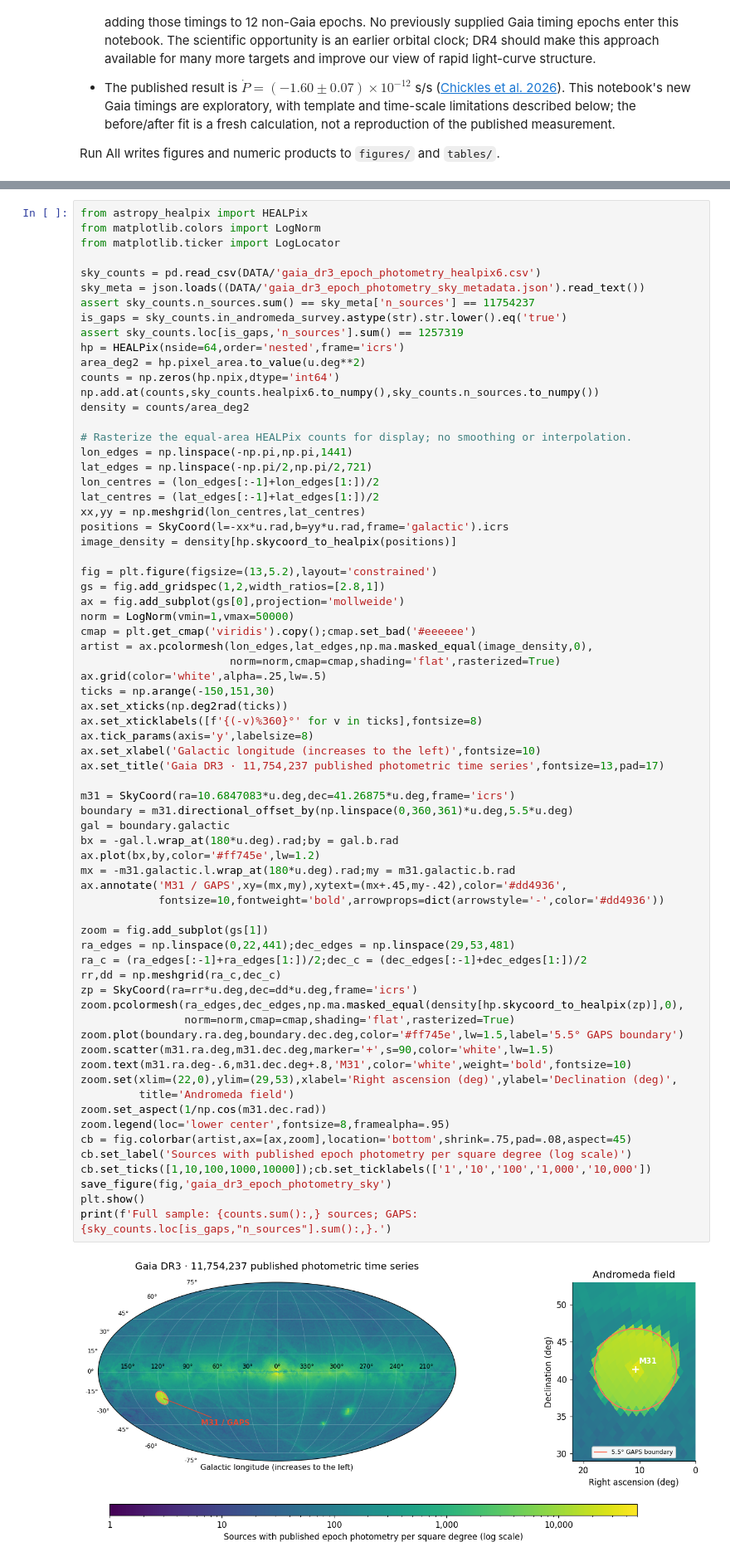
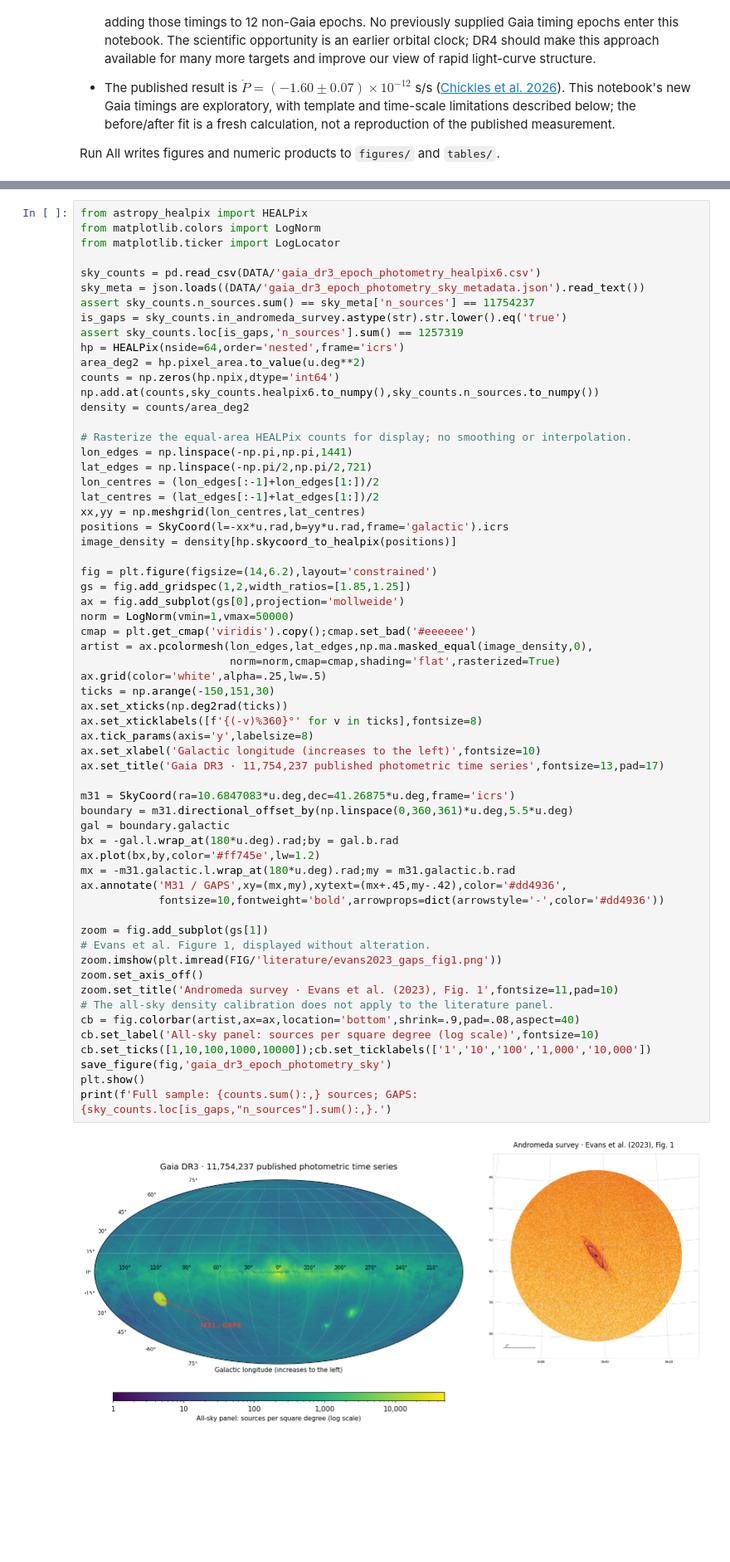
Before and after one commit to emmachickles/j1013-gaia-epoch-photometry, a Jupyter notebook: j1013_gaia_figures.ipynb, the cells around one changed output, grey strips where cells are left out. Shown at 83% size. Cells and saved outputs as stored; diff of their text form; blank space fills up the shorter version.

Commit message:
Replace Andromeda zoom with Evans survey figure

```diff
--- a/j1013_gaia_figures.ipynb
+++ b/j1013_gaia_figures.ipynb
@@ -107,52 +109,44 @@ xx,yy = np.meshgrid(lon_centres,lat_centres)
 positions = SkyCoord(l=-xx*u.rad,b=yy*u.rad,frame='galactic').icrs
 image_density = density[hp.skycoord_to_healpix(positions)]
 
-fig = plt.figure(figsize=(13,5.2),layout='constrained')
-gs = fig.add_gridspec(1,2,width_ratios=[2.8,1])
+fig = plt.figure(figsize=(14,6.2),layout='constrained')
+gs = fig.add_gridspec(1,2,width_ratios=[1.85,1.25])
 ax = fig.add_subplot(gs[0],projection='mollweide')
 norm = LogNorm(vmin=1,vmax=50000)
 cmap = plt.get_cmap('viridis').copy();cmap.set_bad('#eeeeee')
 artist = ax.pcolormesh(lon_edges,lat_edges,np.ma.masked_equal(image_density,0),
                        norm=norm,cmap=cmap,shading='flat',rasterized=True)
 ax.grid(color='white',alpha=.25,lw=.5)
 ticks = np.arange(-150,151,30)
 ax.set_xticks(np.deg2rad(ticks))
 ax.set_xticklabels([f'{(-v)%360}°' for v in ticks],fontsize=8)
 ax.tick_params(axis='y',labelsize=8)
 ax.set_xlabel('Galactic longitude (increases to the left)',fontsize=10)
 ax.set_title('Gaia DR3 · 11,754,237 published photometric time series',fontsize=13,pad=17)
 
 m31 = SkyCoord(ra=10.6847083*u.deg,dec=41.26875*u.deg,frame='icrs')
 boundary = m31.directional_offset_by(np.linspace(0,360,361)*u.deg,5.5*u.deg)
 gal = boundary.galactic
 bx = -gal.l.wrap_at(180*u.deg).rad;by = gal.b.rad
 ax.plot(bx,by,color='#ff745e',lw=1.2)
 mx = -m31.galactic.l.wrap_at(180*u.deg).rad;my = m31.galactic.b.rad
 ax.annotate('M31 / GAPS',xy=(mx,my),xytext=(mx+.45,my-.42),color='#dd4936',
             fontsize=10,fontweight='bold',arrowprops=dict(arrowstyle='-',color='#dd4936'))
 
 zoom = fig.add_subplot(gs[1])
-ra_edges = np.linspace(0,22,441);dec_edges = np.linspace(29,53,481)
-ra_c = (ra_edges[:-1]+ra_edges[1:])/2;dec_c = (dec_edges[:-1]+dec_edges[1:])/2
-rr,dd = np.meshgrid(ra_c,dec_c)
-zp = SkyCoord(ra=rr*u.deg,dec=dd*u.deg,frame='icrs')
-zoom.pcolormesh(ra_edges,dec_edges,np.ma.masked_equal(density[hp.skycoord_to_healpix(zp)],0),
-                norm=norm,cmap=cmap,shading='flat',rasterized=True)
-zoom.plot(boundary.ra.deg,boundary.dec.deg,color='#ff745e',lw=1.5,label='5.5° GAPS boundary')
-zoom.scatter(m31.ra.deg,m31.dec.deg,marker='+',s=90,color='white',lw=1.5)
-zoom.text(m31.ra.deg-.6,m31.dec.deg+.8,'M31',color='white',weight='bold',fontsize=10)
-zoom.set(xlim=(22,0),ylim=(29,53),xlabel='Right ascension (deg)',ylabel='Declination (deg)',
-         title='Andromeda field')
-zoom.set_aspect(1/np.cos(m31.dec.rad))
-zoom.legend(loc='lower center',fontsize=8,framealpha=.95)
-cb = fig.colorbar(artist,ax=[ax,zoom],location='bottom',shrink=.75,pad=.08,aspect=45)
-cb.set_label('Sources with published epoch photometry per square degree (log scale)')
+# Evans et al. Figure 1, displayed without alteration.
+zoom.imshow(plt.imread(FIG/'literature/evans2023_gaps_fig1.png'))
+zoom.set_axis_off()
+zoom.set_title('Andromeda survey · Evans et al. (2023), Fig. 1',fontsize=11,pad=10)
+# The all-sky density calibration does not apply to the literature panel.
+cb = fig.colorbar(artist,ax=ax,location='bottom',shrink=.9,pad=.08,aspect=40)
+cb.set_label('All-sky panel: sources per square degree (log scale)',fontsize=10)
 cb.set_ticks([1,10,100,1000,10000]);cb.set_ticklabels(['1','10','100','1,000','10,000'])
 save_figure(fig,'gaia_dr3_epoch_photometry_sky')
 plt.show()
 print(f'Full sample: {counts.sum():,} sources; GAPS: {sky_counts.loc[is_gaps,"n_sources"].sum():,}.')
 # %% [output]
-[figure, old version]
+[figure, new version]
 Full sample: 11,754,237 sources; GAPS: 1,257,319.
 # %% [markdown]
 ## Sampling and brightness of the published sample
```
Also changed, not shown: parts of 2 cells of this notebook, 16 other files.
